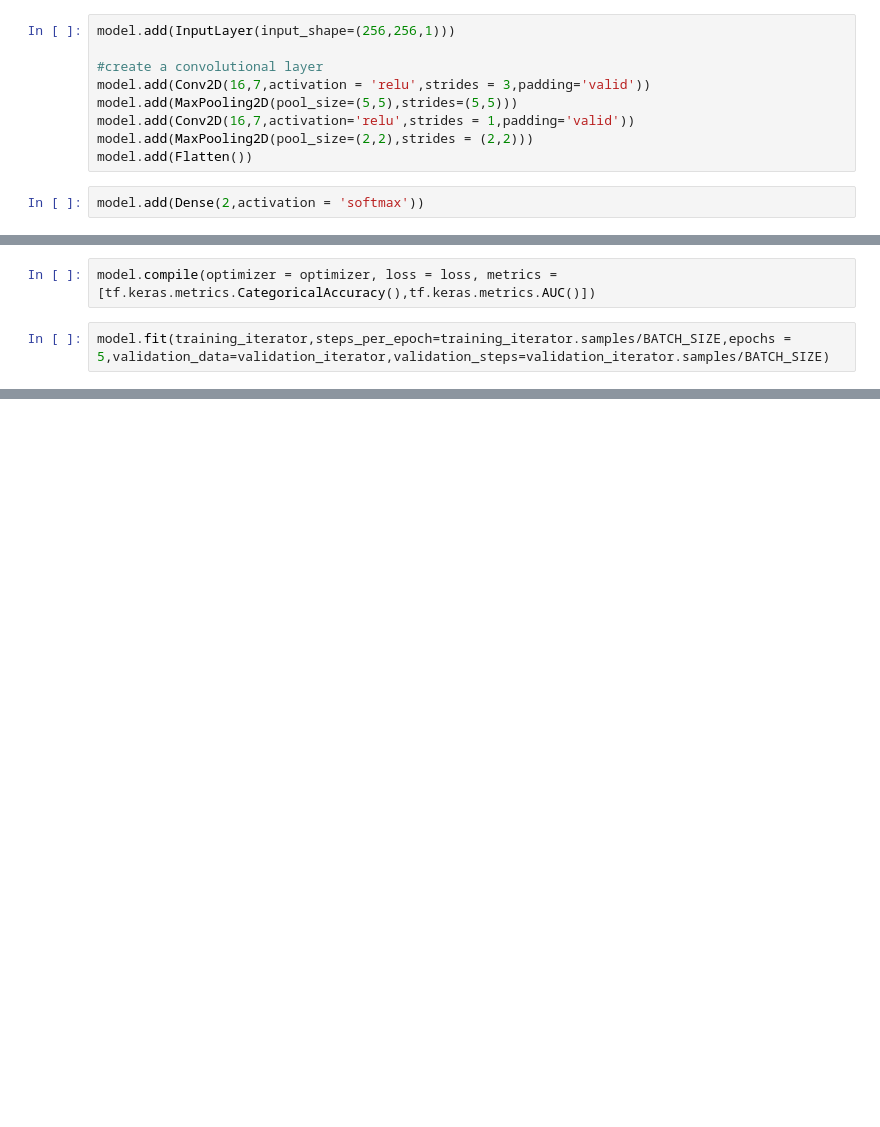
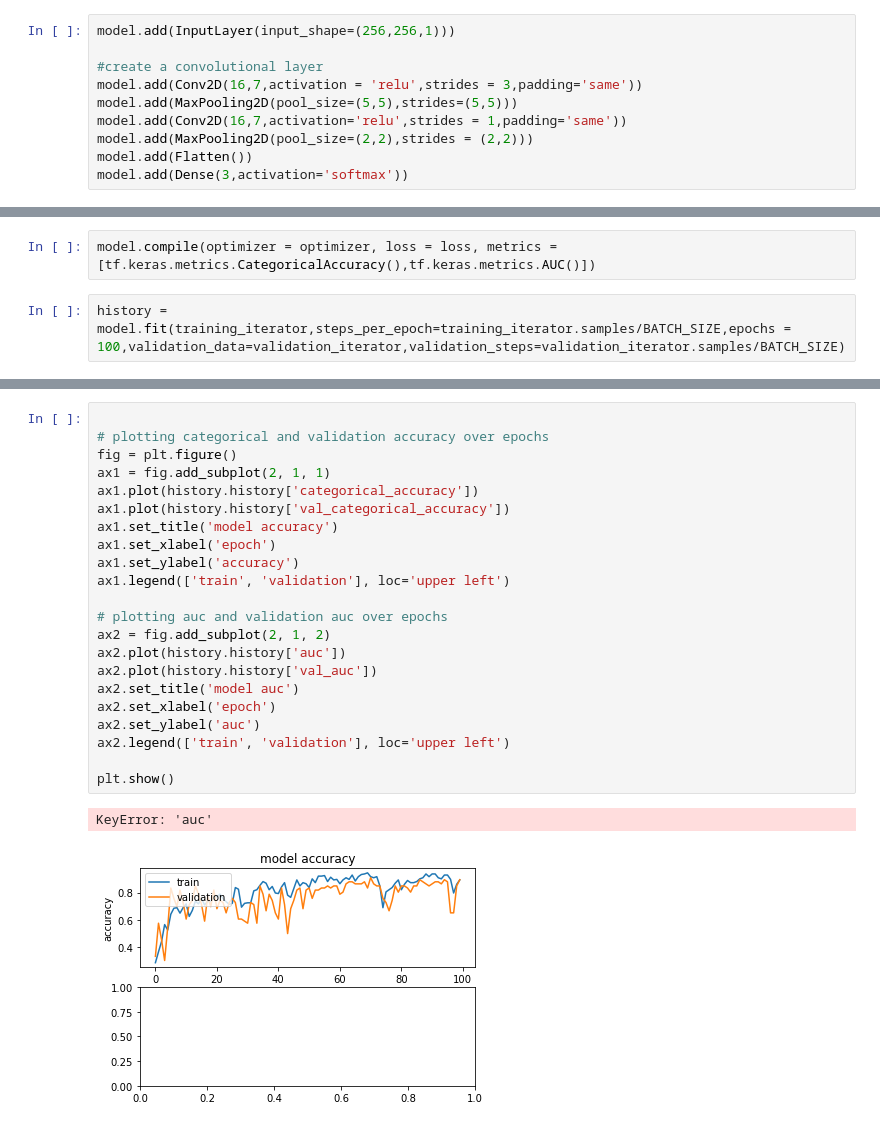
Before and after one commit to feelzoo/COVID_vs_Pneumonia_Classification, a Jupyter notebook: Covid_Pneumonia_Classification.ipynb, the cells around one changed output, grey strips where cells are left out. Drawn from its saved outputs; the diff is of its cells as text; blank space fills up the shorter version.

```diff
--- a/Covid_Pneumonia_Classification.ipynb
+++ b/Covid_Pneumonia_Classification.ipynb
@@ -43,10 +43,9 @@ model = Sequential()
 model.add(InputLayer(input_shape=(256,256,1)))
 
 #create a convolutional layer
-model.add(Conv2D(16,7,activation = 'relu',strides = 3,padding='valid'))
+model.add(Conv2D(16,7,activation = 'relu',strides = 3,padding='same'))
 model.add(MaxPooling2D(pool_size=(5,5),strides=(5,5)))
-model.add(Conv2D(16,7,activation='relu',strides = 1,padding='valid'))
+model.add(Conv2D(16,7,activation='relu',strides = 1,padding='same'))
 model.add(MaxPooling2D(pool_size=(2,2),strides = (2,2)))
 model.add(Flatten())
+model.add(Dense(3,activation='softmax'))
-# %%
-model.add(Dense(2,activation = 'softmax'))
@@ -80,5 +85,5 @@ loss = tf.keras.losses.CategoricalCrossentropy()
 # %%
 model.compile(optimizer = optimizer, loss = loss, metrics =[tf.keras.metrics.CategoricalAccuracy(),tf.keras.metrics.AUC()])
 # %%
-model.fit(training_iterator,steps_per_epoch=training_iterator.samples/BATCH_SIZE,epochs = 5,validation_data=validation_iterator,validation_steps=validation_iterator.samples/BATCH_SIZE)
+history = model.fit(training_iterator,steps_per_epoch=training_iterator.samples/BATCH_SIZE,epochs = 100,validation_data=validation_iterator,validation_steps=validation_iterator.samples/BATCH_SIZE)
 # %% [output]
@@ -89,0 +107,25 @@ Function call stack:
+# %%
+
+# plotting categorical and validation accuracy over epochs
+fig = plt.figure()
+ax1 = fig.add_subplot(2, 1, 1)
+ax1.plot(history.history['categorical_accuracy'])
+ax1.plot(history.history['val_categorical_accuracy'])
+ax1.set_title('model accuracy')
+ax1.set_xlabel('epoch')
+ax1.set_ylabel('accuracy')
+ax1.legend(['train', 'validation'], loc='upper left')
+
+# plotting auc and validation auc over epochs
+ax2 = fig.add_subplot(2, 1, 2)
+ax2.plot(history.history['auc'])
+ax2.plot(history.history['val_auc'])
+ax2.set_title('model auc')
+ax2.set_xlabel('epoch')
+ax2.set_ylabel('auc')
+ax2.legend(['train', 'validation'], loc='upper left')
+
+plt.show()
+# %% [output]
+KeyError: 'auc'
+[figure, added]
```
Also changed, not shown: parts of 4 cells of this notebook.
